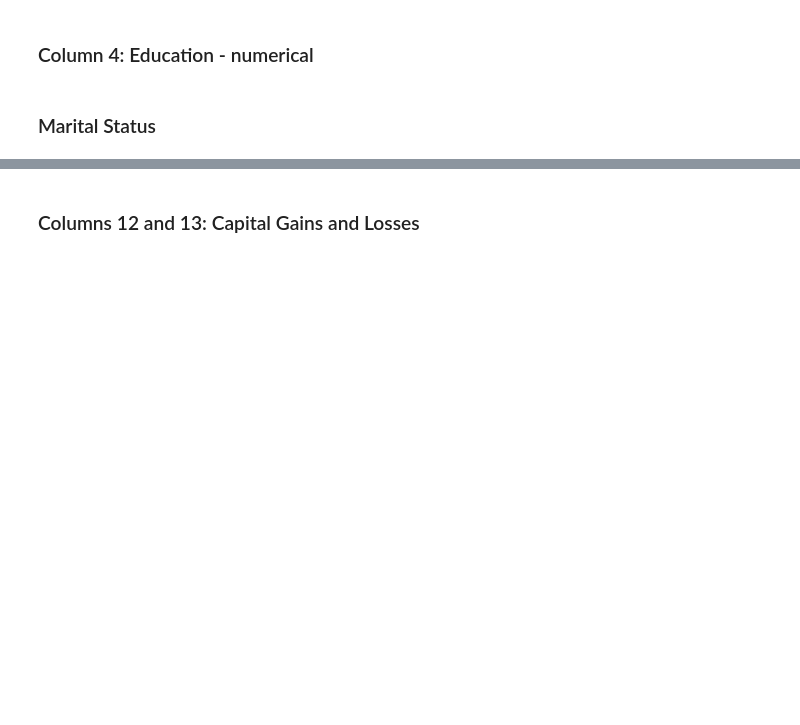
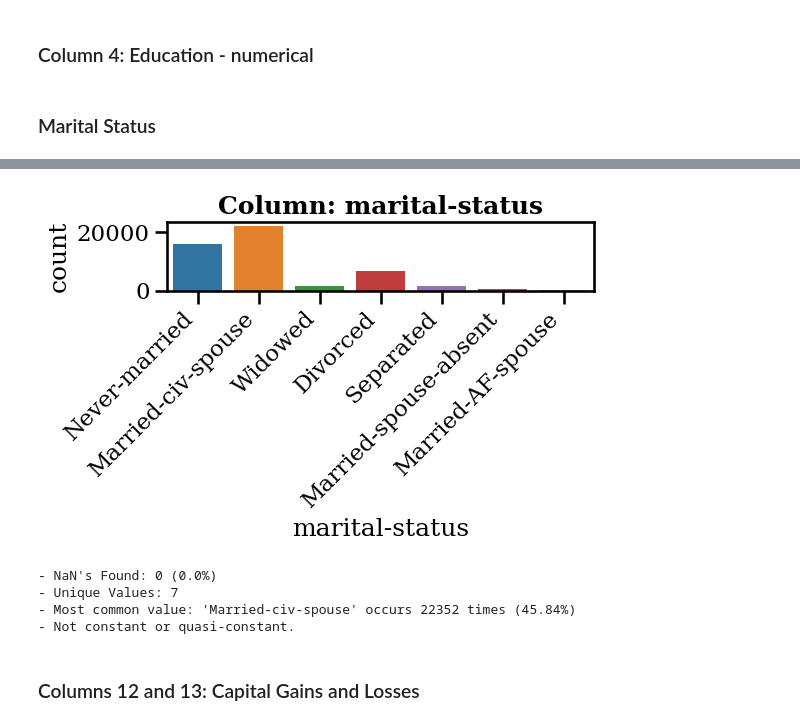
Before and after one commit to Elispreng/Census_1990, a Jupyter notebook: Visuals and Data Exploration.ipynb, the cells around one changed output, grey strips where cells are left out. Drawn from its saved outputs; the diff is of its cells as text; code cells hidden in the pictures; blank space fills up the shorter version.

```diff
--- a/Visuals and Data Exploration.ipynb
+++ b/Visuals and Data Exploration.ipynb
@@ -164,6 +167,6 @@ adult_df.describe(include="object")
 df.drop('educational-num', inplace = True, axis =1)
 # %%
 # drop the values of "?"
-census_df = census_df[census_df != '?']
+df = df[df != '?']
 # %% [markdown]
 ## Check individual columns
@@ -327,3 +388,12 @@ plt.savefig('Images/Educational Status', bbox_inches='tight')
+# %%
+#explore categorical  values for item type
+explore_categorical(df, 'marital-status');
+# %% [output]
+[figure, added]
+- NaN's Found: 0 (0.0%)
+- Unique Values: 7
+- Most common value: 'Married-civ-spouse' occurs 22352 times (45.84%)
+- Not constant or quasi-constant.
 # %% [markdown]
 ### Columns 12 and 13: Capital Gains and Losses
 # %%
```
Also changed, not shown: parts of 5 cells of this notebook.
